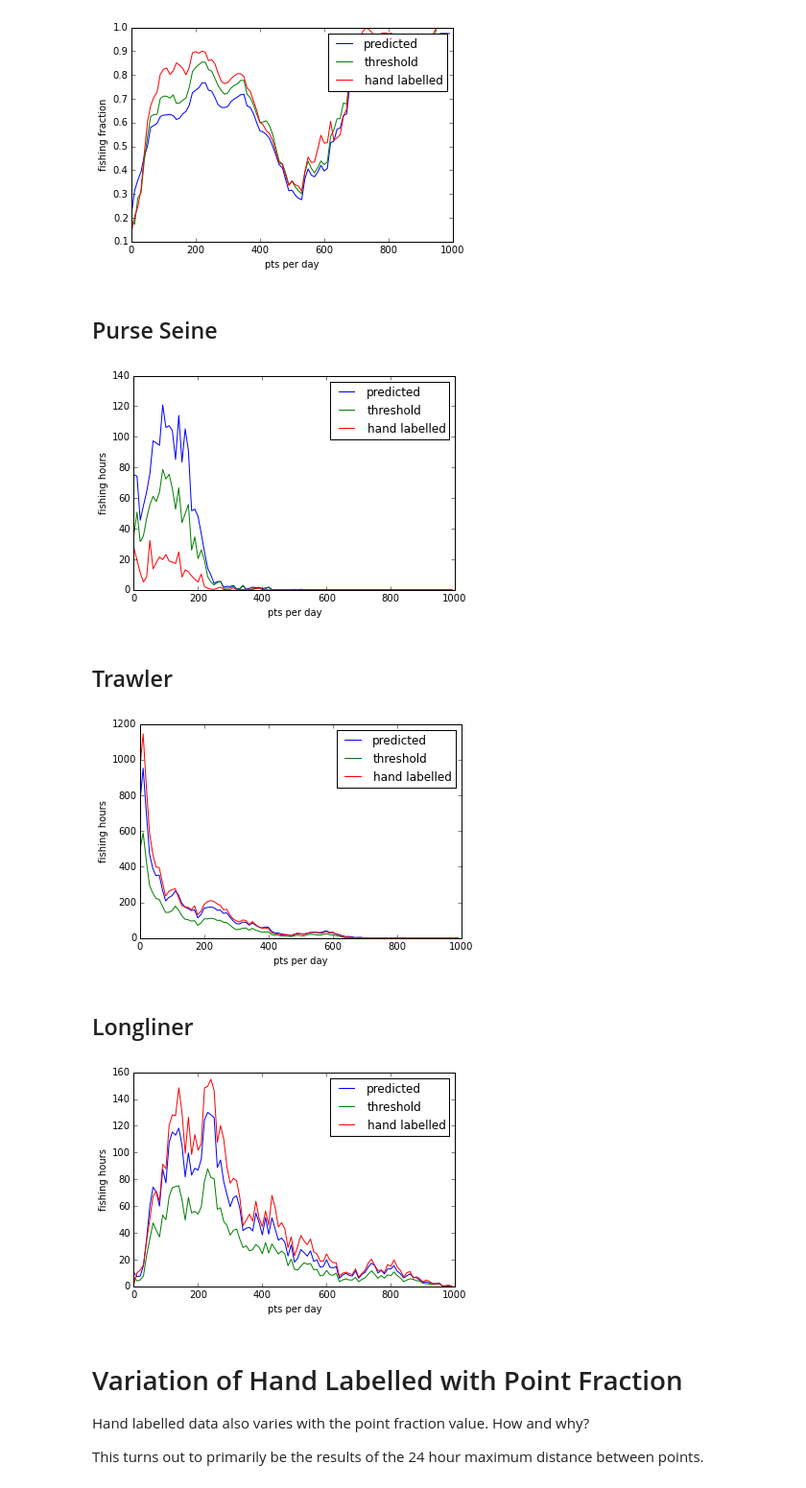
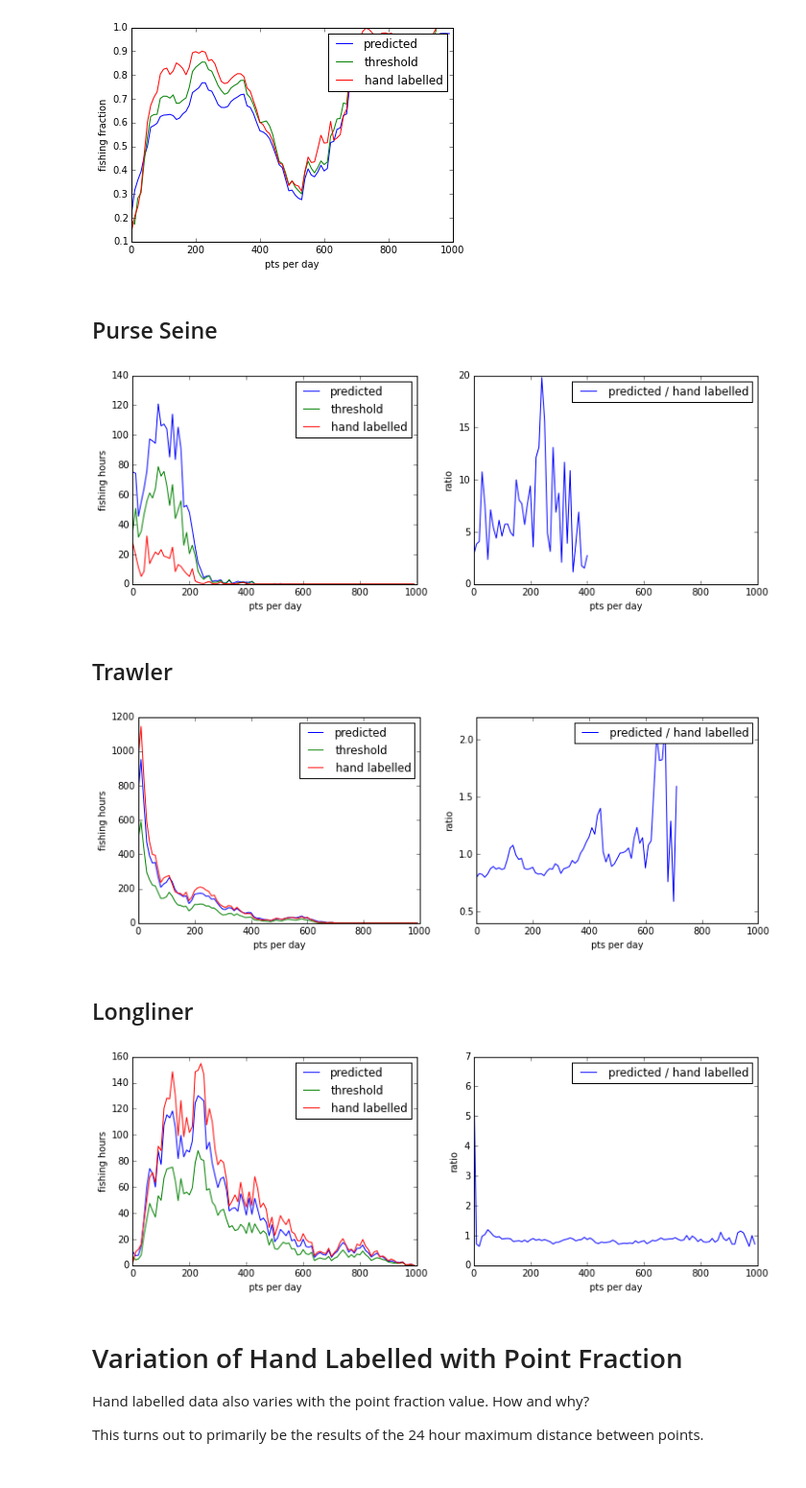
Before and after one commit to marketler/GFW_vessel_scoring, a Jupyter notebook: notebooks/Model-Sensitivity-to-AIS-Degradation.ipynb, the cells around one changed output. Shown: that part at 96% size. Drawn from its saved outputs; the diff is of its cells as text; code cells hidden in the pictures.

Commit message:
prettier plots

```diff
--- a/notebooks/Model-Sensitivity-to-AIS-Degradation.ipynb
+++ b/notebooks/Model-Sensitivity-to-AIS-Degradation.ipynb
@@ -370,39 +375,51 @@ for gear in ['purse_seine', 'trawler', 'longliner']:
     display(HTML("<h2>{}</h2>".format(gear.replace('_', ' ').title())))
 
     name, td, raw, preds, actual = predictions[gear][0]
+
+    plt.figure(figsize=(12,4))
 
     counts = td['measure_count_86400']
 
     bin_starts = []
     predicted_fp = []
     nominal_fp = []
     threshold_fp = []
     for i in range(100):
         start = i * 10
         stop = (i + 1) * 10
         mask = (counts >= start) & (counts < stop)
         bin_starts.append(start)
         predicted, threshold, nominal = _fishing_hours_per_mmsi(td, raw, mask=mask, max_gap=24)
 
         predicted_fp.append(predicted)
         nominal_fp.append(nominal)
         threshold_fp.append(threshold)
 
+    plt.subplot(121)
     plt.plot(bin_starts, predicted_fp, label="predicted")
     plt.plot(bin_starts, threshold_fp, label="threshold")
     plt.plot(bin_starts, nominal_fp, label="hand labelled")
     plt.xlabel('pts per day')
     plt.ylabel('fishing hours')
     plt.legend(loc=1)
     plt.xlim(0,1000)
+
+    plt.subplot(122)
+    plt.plot(bin_starts, np.array(predicted_fp) / nominal_fp,
+             label="predicted / hand labelled")
+    plt.xlabel('pts per day')
+    plt.ylabel('ratio')
+    plt.legend(loc=1)
+    plt.xlim(0,1000)
+
     plt.show()
 # %% [output]
 Purse Seine
-[figure, old version]
+[figure, new version]
 Trawler
-[figure, old version]
+[figure, new version]
 Longliner
-[figure, old version]
+[figure, new version]
 # %% [markdown]
 # Variation of Hand Labelled with Point Fraction
 
```
Also changed, not shown: parts of 1 cell of this notebook.
